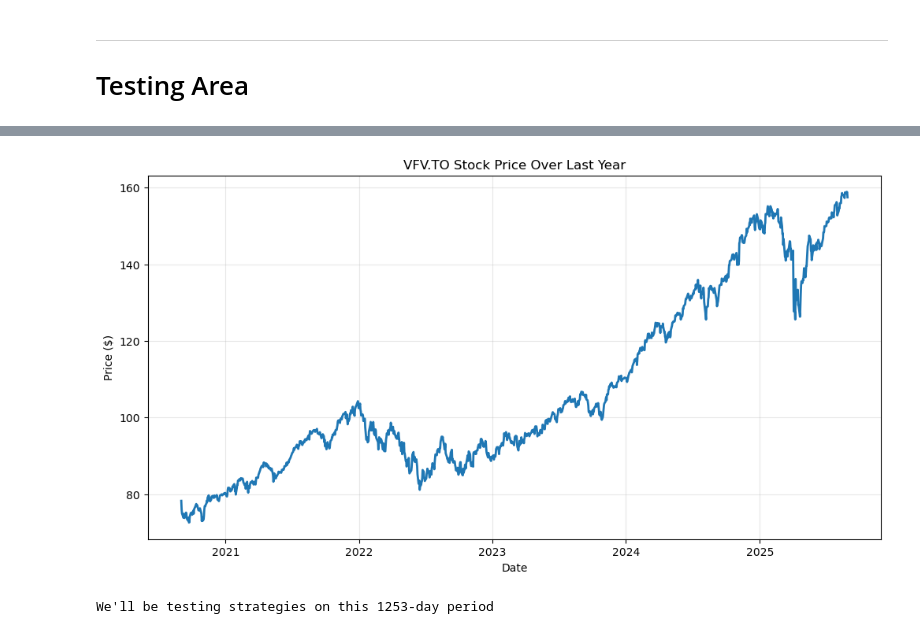
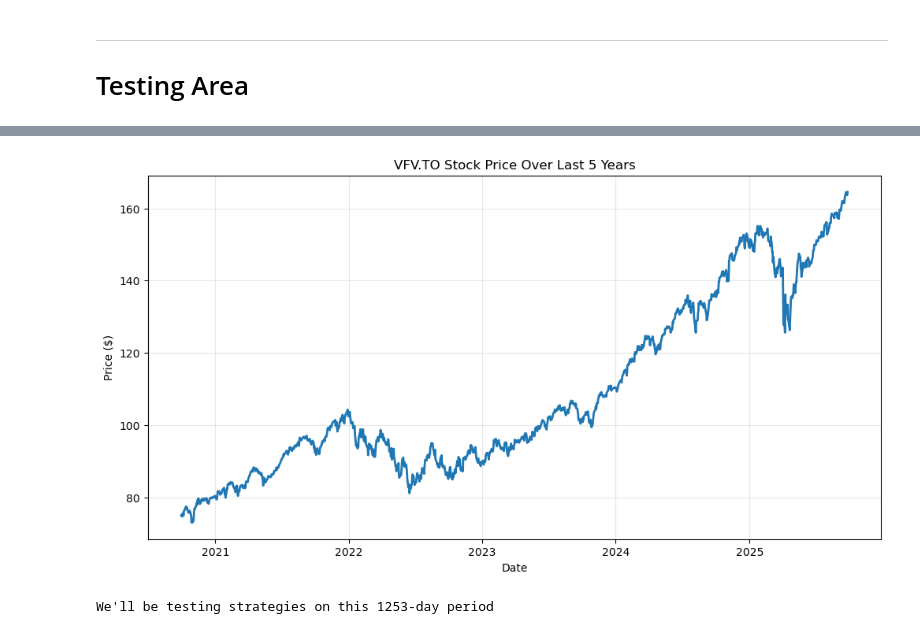
Before and after one commit to Lippmant/Simple-backtesting-trade-strategies, a Jupyter notebook: 1.Buying_the_dip.ipynb, the cells around one changed output, grey strips where cells are left out. Drawn from its saved outputs; the diff is of its cells as text; code cells hidden in the pictures.

```diff
--- a/1.Buying_the_dip.ipynb
+++ b/1.Buying_the_dip.ipynb
@@ -106,13 +106,13 @@ def dip_buying_strategy(data, daily_budget=10, dip_threshold=0.10):
     }
 
 ## Plotting Function
-def plot_stock_data(data, ticker):
+def plot_stock_data(data, ticker, years = 1):
     """
     Plot the closing price of the stock data.
     """
     plt.figure(figsize=(12, 6))
     plt.plot(data.index, data['Close'], linewidth=2)
-    plt.title(f'{ticker} Stock Price Over Last Year')
+    plt.title(f'{ticker} Stock Price Over Last {years} Year{"s" if years > 1 else ""}')
     plt.xlabel('Date')
     plt.ylabel('Price ($)')
     plt.grid(True, alpha=0.3)
@@ -162,6 +162,35 @@ def dollar_cost_averaging_strategy(data, daily_budget=10, buy_frequency=7):
         'cash_remaining': cash,
         'shares': shares
     }
+
+
+# quick comparison of strategies
+def quick_compare(symbol, start_date, end_date, daily_budget, dip_threshold):
+    """
+    Compare Dip Buying vs Dollar Cost Averaging strategies
+    symbol: stock ticker symbol as string
+    start_date: start date for backtesting as string (YYYY-MM-DD)
+    end_date: end date for backtesting as string (YYYY-MM-DD)
+    """
+    try:
+        data = get_stocks_data(symbol, start_date, end_date)
+        if data.empty:
+            print(f"No data found for {symbol} between {start_date} and {end_date}.")
+            return
+
+        dip_result = dip_buying_strategy(data, daily_budget, dip_threshold)
+        dca_result = dollar_cost_averaging_strategy(data, daily_budget)
+
+        dip_return = ((dip_result['final_value'] - dip_result['total_invested']) / dip_result['total_invested']) * 100
+        dca_return = ((dca_result['final_value'] - dca_result['total_invested']) / dca_result['total_invested']) * 100
+
+        print(f"Results for {symbol} from {start_date} to {end_date}:")
+        print(f"- Dip Buying Strategy {dip_threshold*100}%: {dip_return:.2f}% return")
+        print(f"- Dollar Cost Averaging Strategy: {dca_return:.2f}% return")
+        print(f"Winner: {'Dip Buying' if dip_return > dca_return else 'Dollar Cost Averaging' if dca_return > dip_return else 'Tie'}")
+    except Exception as e:
+        print(f"Error with {symbol}: {e}")
+        return
 # %% [output]
 Libraries imported successfully!
 # %% [markdown]
@@ -224,10 +237,10 @@ Average: $107.31
 # %%
 ## Plotting Function 1: Plot Stock Price to See What We're Working With
-plot_stock_data(data, symbol)
+plot_stock_data(data, symbol, years)
 
 print(f"We'll be testing strategies on this {len(data)}-day period")
 # %% [output]
-[figure, old version]
+[figure, new version]
 We'll be testing strategies on this 1253-day period
 # %%
 # Test the dip buying strategy
```
Also changed, not shown: parts of 9 cells of this notebook.
